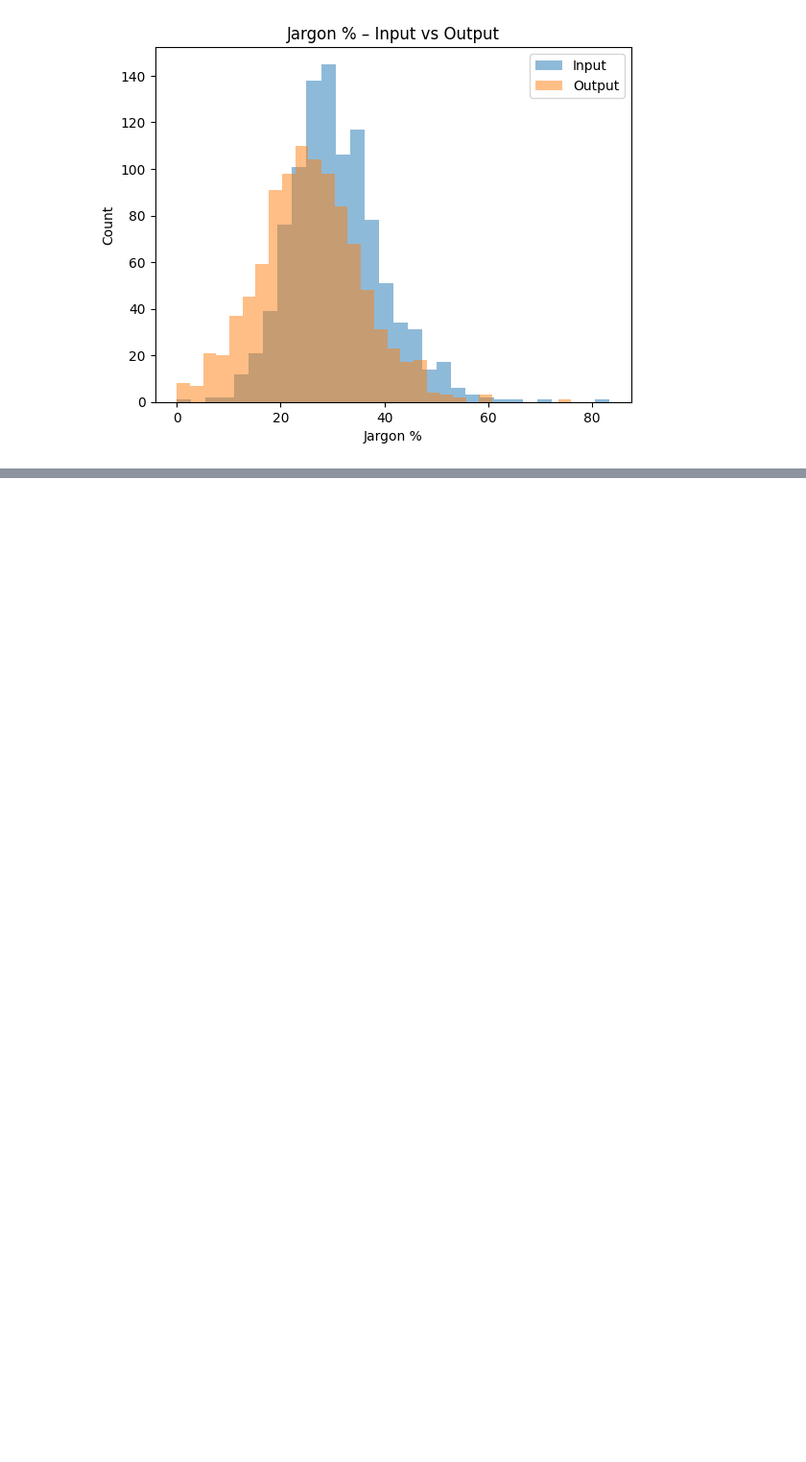
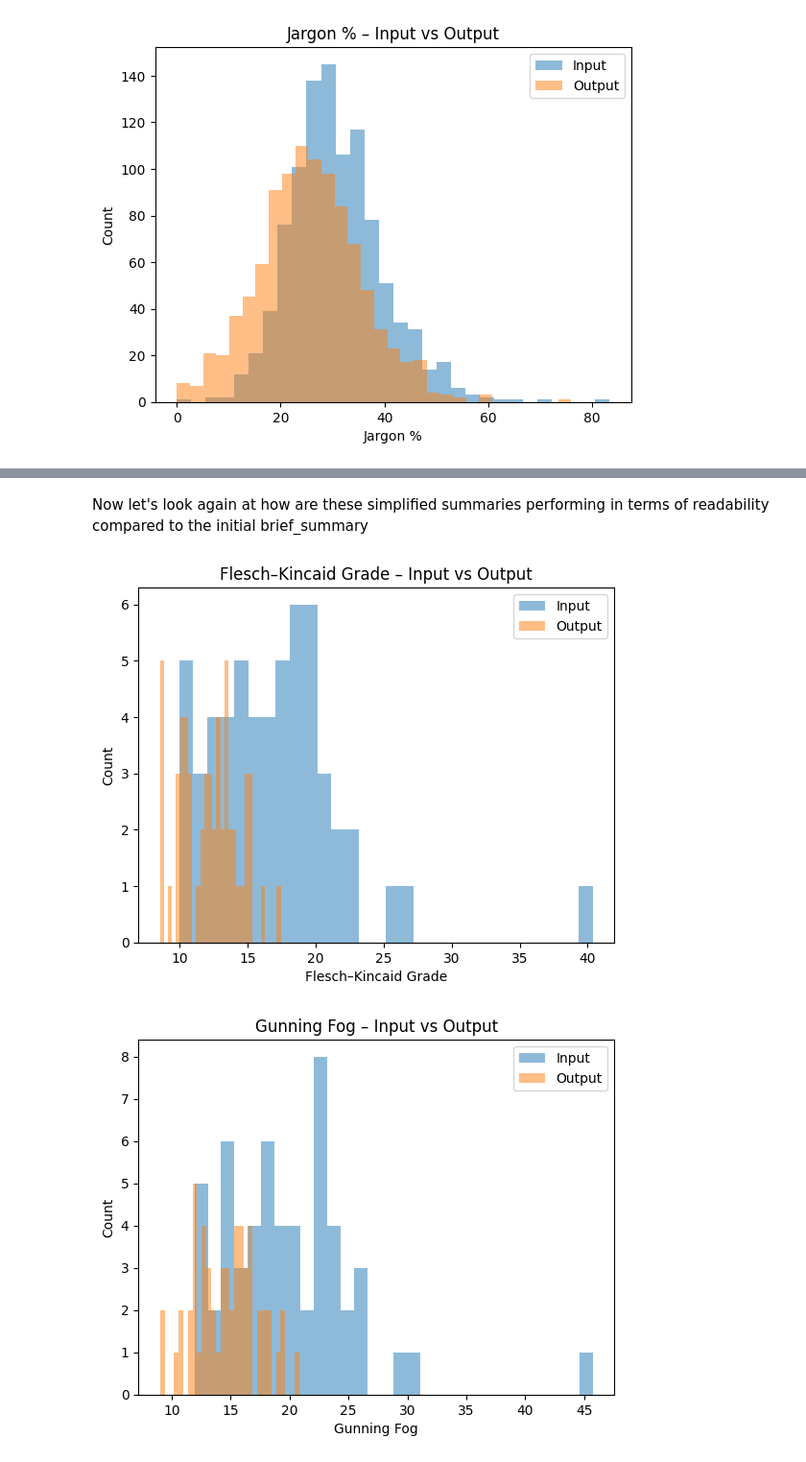
Before and after one commit to au-nlp/project-milestone-p2-group20, a Jupyter notebook: main.ipynb, the cells around one changed output, grey strips where cells are left out. Shown at 96% size. Saved outputs shown, nothing was run; the diff lists cells and outputs as text; code cells hidden in the pictures; blank space fills up the shorter version.

```diff
--- a/main.ipynb
+++ b/main.ipynb
@@ -1618,0 +2381,2 @@ for key, title in metrics:
+# %% [markdown]
+Now let's look again at how are these simplified summaries performing in terms of readability compared to the initial brief_summary
@@ -1618,0 +2448,28 @@ for key, title in metrics:
+# %%
+import matplotlib.pyplot as plt
+
+df = ds_with_metrics.to_pandas()
+
+metrics = [
+    ("fk", "Flesch–Kincaid Grade"),
+    ("gunning_fog", "Gunning Fog"),
+    ("smog", "SMOG Index"),
+    ("flesch_reading_ease", "Flesch Reading Ease"),
+    ("jargon", "Jargon %"),
+]
+
+for key, title in metrics:
+    in_col = f"{key}_in"
+    out_col = f"{key}_out"
+
+    plt.figure()
+    plt.hist(df[in_col].dropna(), bins=30, alpha=0.5, label="Input")
+    plt.hist(df[out_col].dropna(), bins=30, alpha=0.5, label="Output")
+    plt.title(f"{title} – Input vs Output")
+    plt.xlabel(title)
+    plt.ylabel("Count")
+    plt.legend()
+    plt.show()
+# %% [output]
+[figure, added]
+[figure, added]
```
Also changed, not shown: parts of 59 cells of this notebook, 5 other files.
